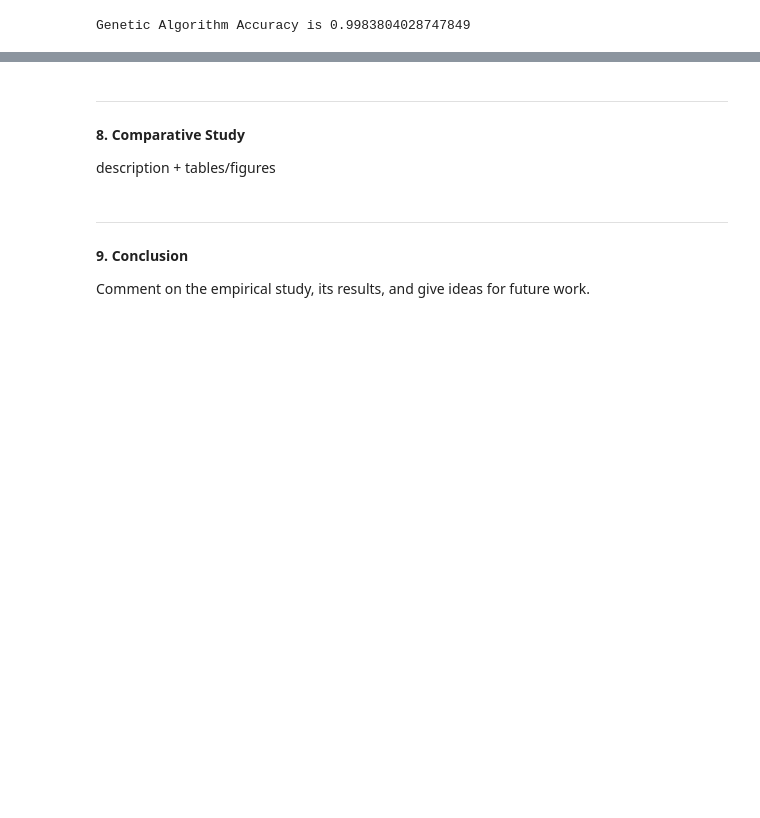
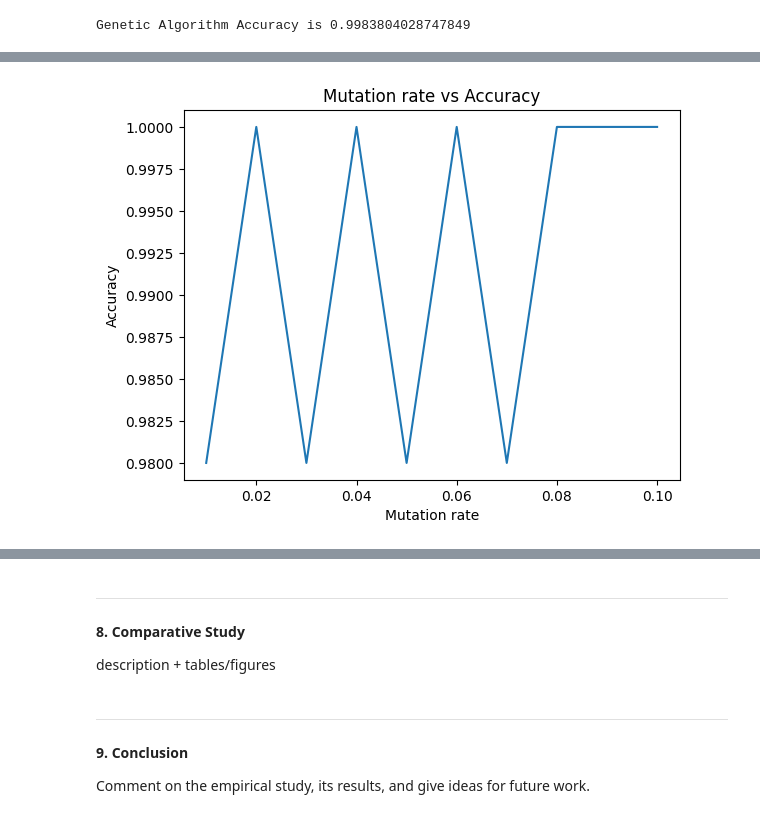
Before and after one commit to sebastiengrd/CSI4106-AI-Assignments, a Jupyter notebook: CSI4106_A1_Group100.ipynb, the cells around one changed output, grey strips where cells are left out. Saved outputs shown, nothing was run; the diff lists cells and outputs as text; code cells hidden in the pictures; blank space fills up the shorter version.

```diff
--- a/CSI4106_A1_Group100.ipynb
+++ b/CSI4106_A1_Group100.ipynb
@@ -383,0 +474,18 @@ Running batch 0
+# %%
+# Do the same for mutation rate
+
+mutation_rates = [0.01, 0.02, 0.03, 0.04, 0.05, 0.06, 0.07, 0.08, 0.09, 0.1]
+
+results = []
+for mutation_rate in mutation_rates:
+    result = genetic_algorithm_limited(number_of_solutions=50, population_size=50, num_generations=50, mut_rate=mutation_rate, cross_rate=0.7, tournament_size=5)
+    results.append(result)
+
+# save the results in a subplot
+plt.plot(mutation_rates, results)
+plt.xlabel('Mutation rate')
+plt.ylabel('Accuracy')
+plt.title('Mutation rate vs Accuracy')
+plt.show()
+# %% [output]
+[figure, added]
```
Also changed, not shown: parts of 14 cells of this notebook.
